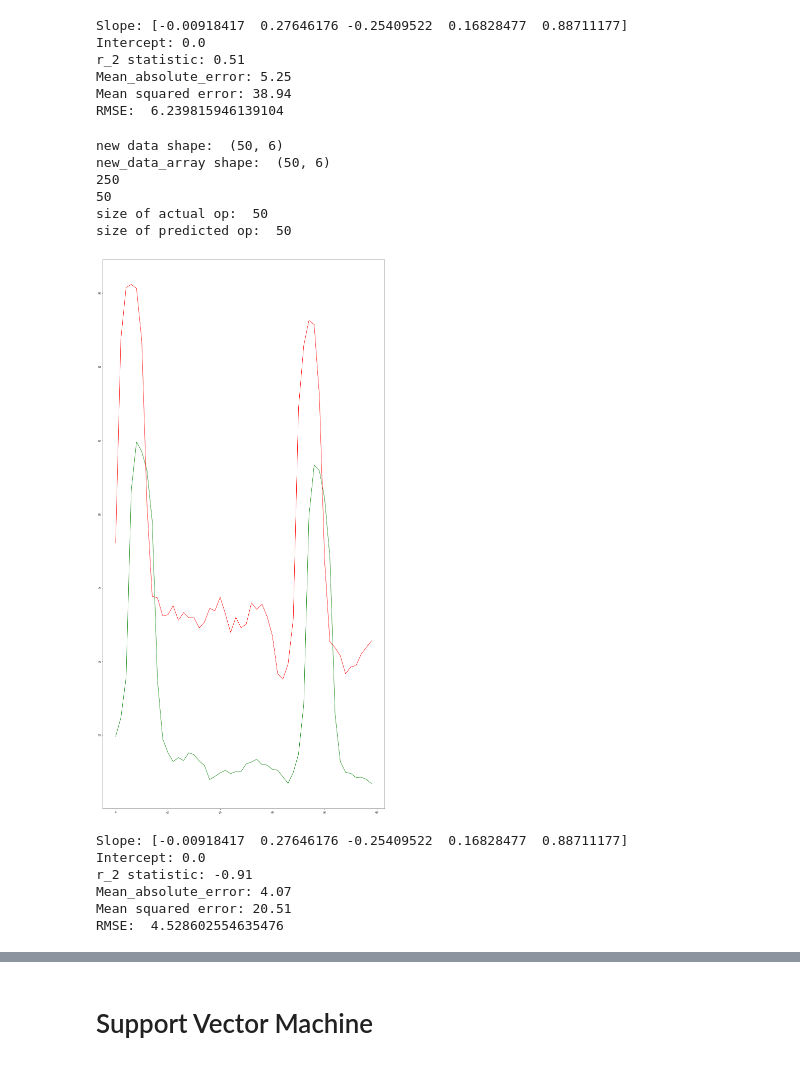
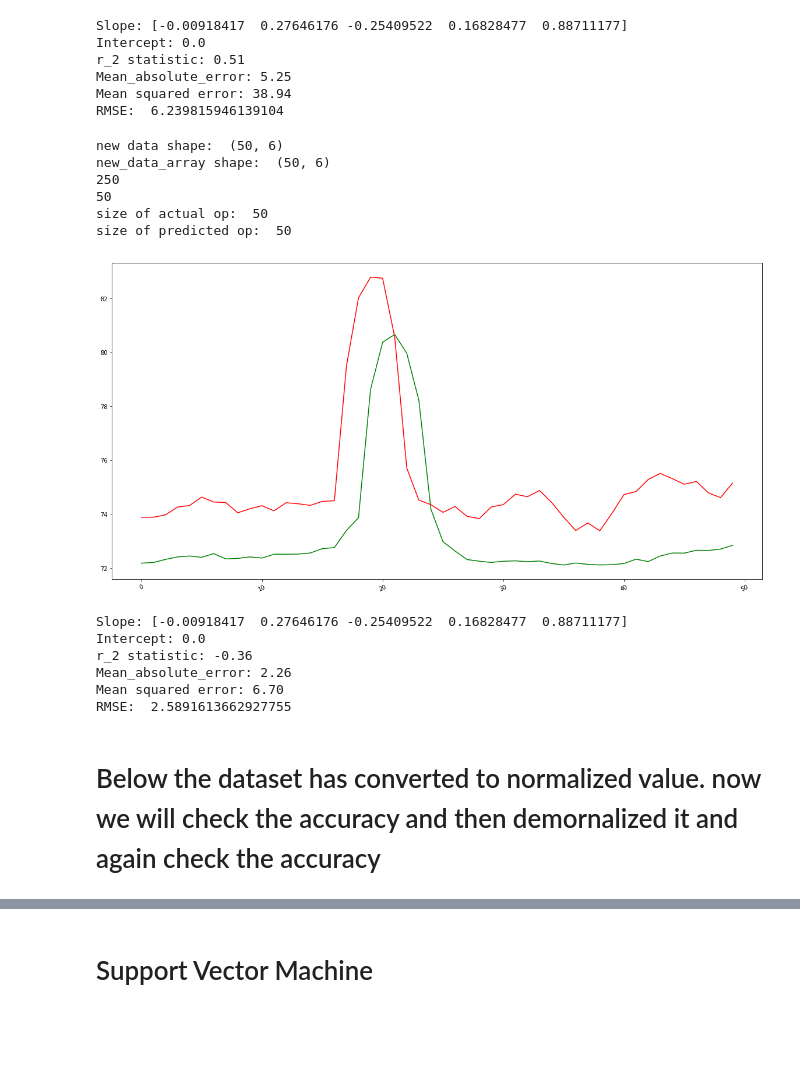
Before and after one commit to atifkarim/Time-Series-Forecasting-Using-Machine-Learning-Algorithm, a Jupyter notebook: Time_series_forecasting_with_regression_method.ipynb, the cells around one changed output, grey strips where cells are left out. Drawn from its saved outputs; the diff is of its cells as text; code cells hidden in the pictures; blank space fills up the shorter version.

```diff
--- a/Time_series_forecasting_with_regression_method.ipynb
+++ b/Time_series_forecasting_with_regression_method.ipynb
@@ -177,6 +177,6 @@ plt.plot(predicted_output,color='green')
 plt.plot(test_output,color='red')
 # plt.plot(y,color='red')
 plt.xticks( rotation=25)
-plt.tight_layout()
+plt.rcParams['figure.figsize'] =(20,10)
 plt.show()
 # %% [output]
@@ -201,7 +201,7 @@ Mean squared error: 38.94
 RMSE:  6.239815946139104
 # %%
 # new dataset
-new_data = test_new.iloc[24000:24050][multivariate_column_label]
+new_data = test_new.iloc[24700:24750][multivariate_column_label]
 # new_data = new_data.set_index('dateTime')
 new_data= new_data.loc[::-1]
 print('new data shape: ',new_data.shape)
@@ -217,37 +217,40 @@ new_test=new_data_array[:,-1]
 print(new_train.size)
 print(new_test.size)
 
 new_pred_output=train_model.predict(new_train)
 
 print('size of actual op: ',new_test.size)
 print('size of predicted op: ',new_pred_output.size)
 plt.plot(new_pred_output,color='green')
 plt.plot(new_test,color='red')
 # plt.plot(y,color='red')
 plt.xticks( rotation=25)
+plt.rcParams['figure.figsize'] =(20,10)
 plt.show()
 
 from sklearn import linear_model
 from sklearn.metrics import mean_squared_error, r2_score, mean_absolute_error
 import math
 print('Slope:' ,train_model.coef_)
 print('Intercept:', train_model.intercept_)
 print('r_2 statistic: %.2f' % r2_score(new_test,new_pred_output))
 print("Mean_absolute_error: %.2f" % mean_absolute_error(new_test,new_pred_output))
 print("Mean squared error: %.2f" % mean_squared_error(new_test,new_pred_output))
 RMSE=math.sqrt(mean_squared_error(new_test,new_pred_output))
 print('RMSE: ',RMSE)
 # %% [output]
 new data shape:  (50, 6)
 new_data_array shape:  (50, 6)
 250
 50
 size of actual op:  50
 size of predicted op:  50
-[figure, old version]
+[figure, new version]
 Slope: [-0.00918417  0.27646176 -0.25409522  0.16828477  0.88711177]
 Intercept: 0.0
-r_2 statistic: -0.91
-Mean_absolute_error: 4.07
-Mean squared error: 20.51
-RMSE:  4.528602554635476
+r_2 statistic: -0.36
+Mean_absolute_error: 2.26
+Mean squared error: 6.70
+RMSE:  2.5891613662927755
+# %% [markdown]
+# Below the dataset has converted to normalized value. now we will check the accuracy and then demornalized it and again check the accuracy
```
Also changed, not shown: parts of 15 cells of this notebook.
